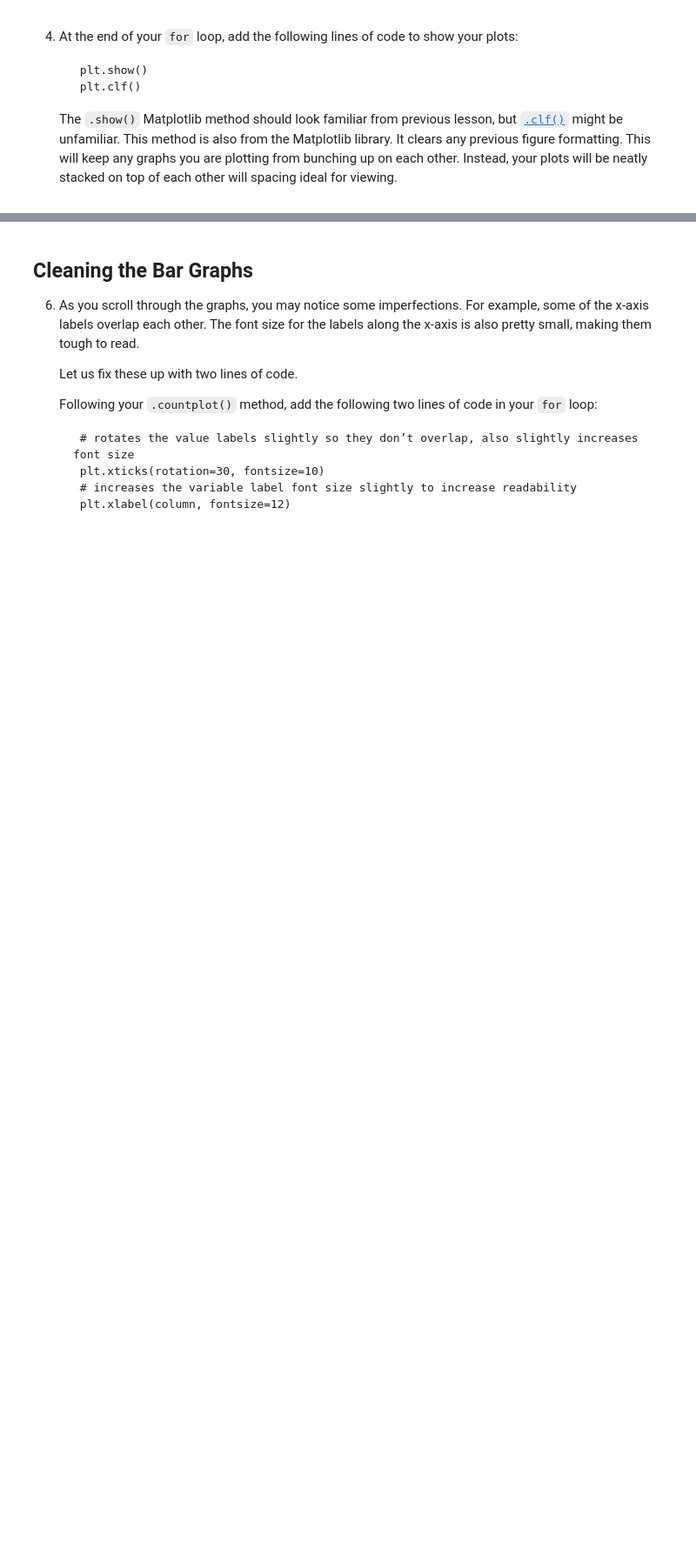
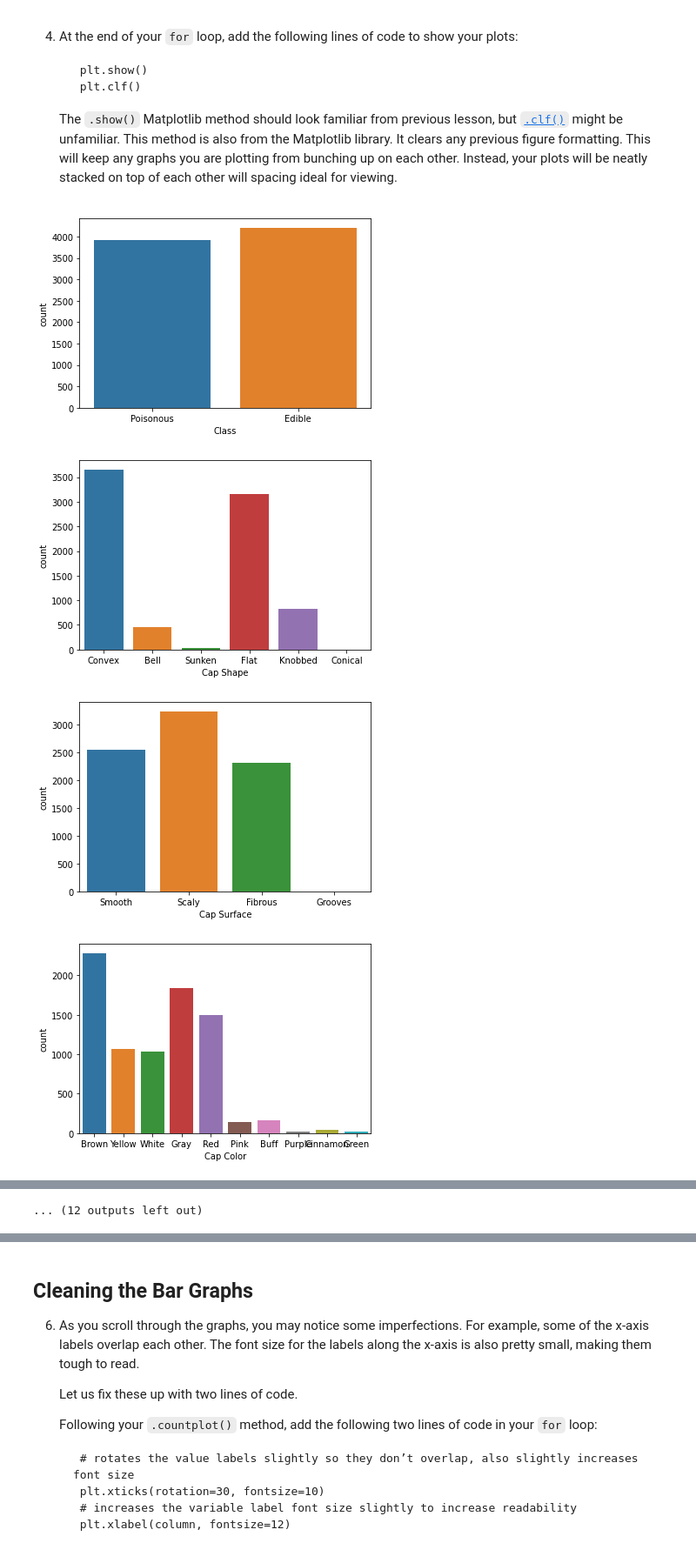
Before and after one commit to Klaynie/Learning-Python, a Jupyter notebook: Learning-Python/Codecademy/Exploring_Mushrooms/scripty.ipynb, the cells around one changed output, grey strips where cells are left out. Shown at 87% size. Saved outputs shown, nothing was run; the diff lists cells and outputs as text; code cells hidden in the pictures; blank space fills up the shorter version.

```diff
--- a/Learning-Python/Codecademy/Exploring_Mushrooms/scripty.ipynb
+++ b/Learning-Python/Codecademy/Exploring_Mushrooms/scripty.ipynb
@@ -47,3 +47,6 @@ df.head()
 
     * Create a loop that traverses each `column` in the `columns` list.
     * Print each `column` in `columns` while iterating through the loop. This is to check that your `for` loop is working correctly.
+# %%
+for column in columns:
+    print(column)
@@ -58,6 +79,10 @@ df.head()
     * Use `column` and the `df` pandas DataFrame to graph the value counts of each variable in `mushroom_data.csv`.
 
     Please wait until the next task to use `plt.show()`. Since you are creating 23 plots in the browser, you will need an additional line of code.
+# %%
+%%capture
+for column in columns:
+    sns.countplot(x=df[column])
 # %% [markdown]
 4. At the end of your `for` loop, add the following lines of code to show your plots:
 
@@ -65,3 +90,13 @@ df.head()
         plt.clf()
 
     The `.show()` Matplotlib method should look familiar from previous lesson, but <a href="https://matplotlib.org/3.1.1/api/_as_gen/matplotlib.pyplot.clf.html">`.clf()`</a> might be unfamiliar. This method is also from the Matplotlib library. It clears any previous figure formatting. This will keep any graphs you are plotting from bunching up on each other. Instead, your plots will be neatly stacked on top of each other will spacing ideal for viewing.
+# %%
+for column in columns:
+    sns.countplot(x=df[column])
+    plt.show()
+    plt.clf()
+# %% [output]
+[figure, added]
+[figure, added]
+[figure, added]
+[figure, added]
@@ -68 +111,2 @@ df.head()
+... (12 outputs left out)
 # %% [markdown]
```
Also changed, not shown: parts of 6 cells of this notebook.
